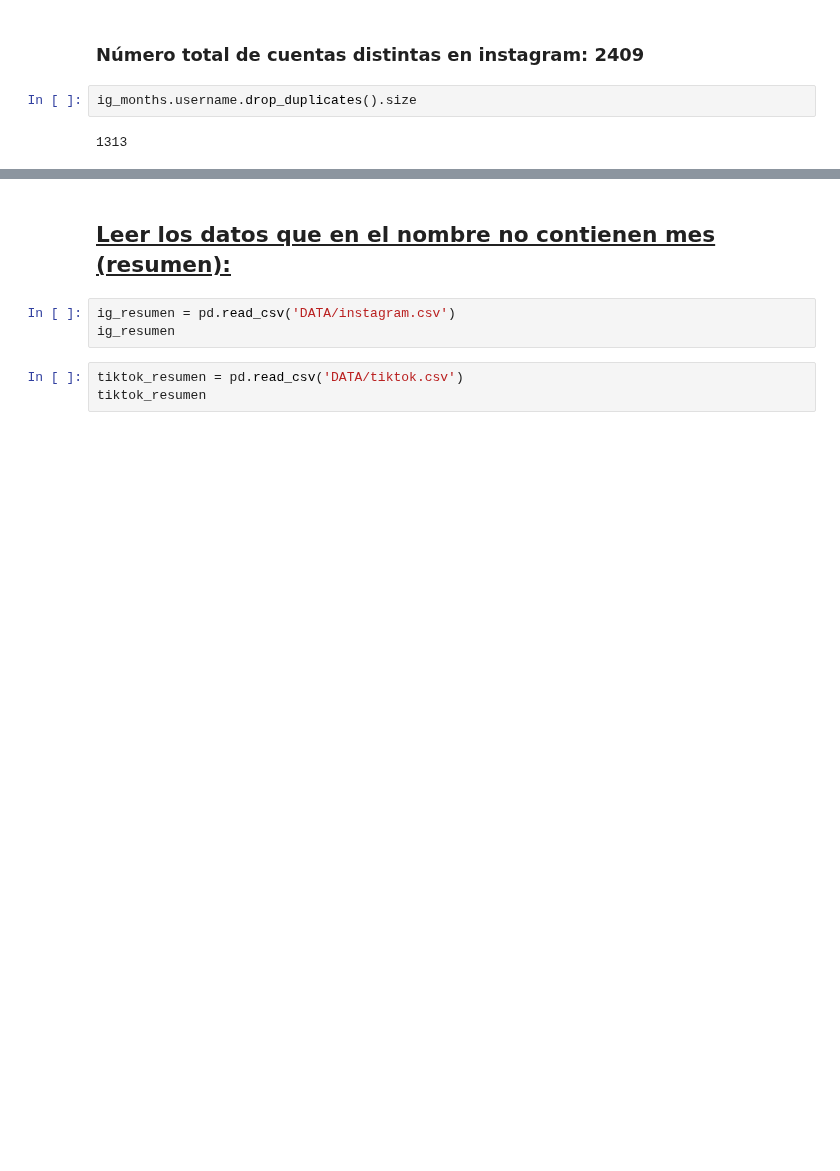
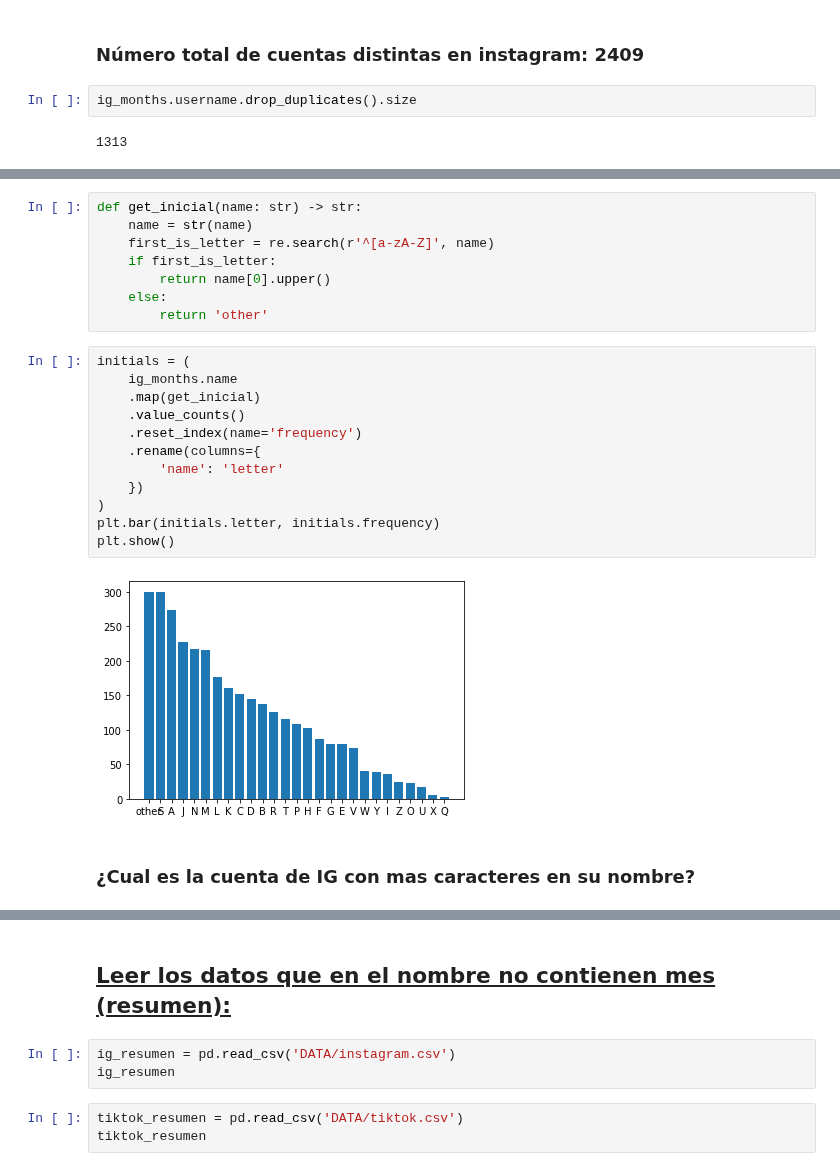
Before and after one commit to MarioChvx/ciencia_de_datos_PAMBAZO, a Jupyter notebook: proyectos/Proyecto4/socialnetworks.ipynb, the cells around one changed output, grey strips where cells are left out. Drawn from its saved outputs; the diff is of its cells as text; blank space fills up the shorter version.

```diff
--- a/proyectos/Proyecto4/socialnetworks.ipynb
+++ b/proyectos/Proyecto4/socialnetworks.ipynb
@@ -247,0 +253,24 @@ ig_months.head(1)
+# %%
+def get_inicial(name: str) -> str:
+    name = str(name)
+    first_is_letter = re.search(r'^[a-zA-Z]', name)
+    if first_is_letter:
+        return name[0].upper()
+    else:
+        return 'other'
+# %%
+initials = (
+    ig_months.name
+    .map(get_inicial)
+    .value_counts()
+    .reset_index(name='frequency')
+    .rename(columns={
+        'name': 'letter'
+    })
+)
+plt.bar(initials.letter, initials.frequency)
+plt.show()
+# %% [output]
+[figure, added]
+# %% [markdown]
+### ¿Cual es la cuenta de IG con mas caracteres en su nombre?
```
Also changed, not shown: parts of 14 cells of this notebook.
